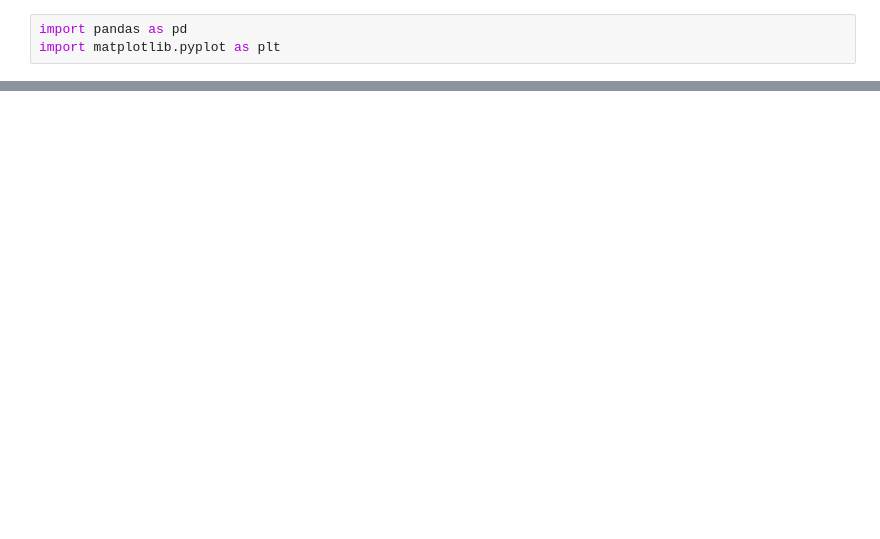
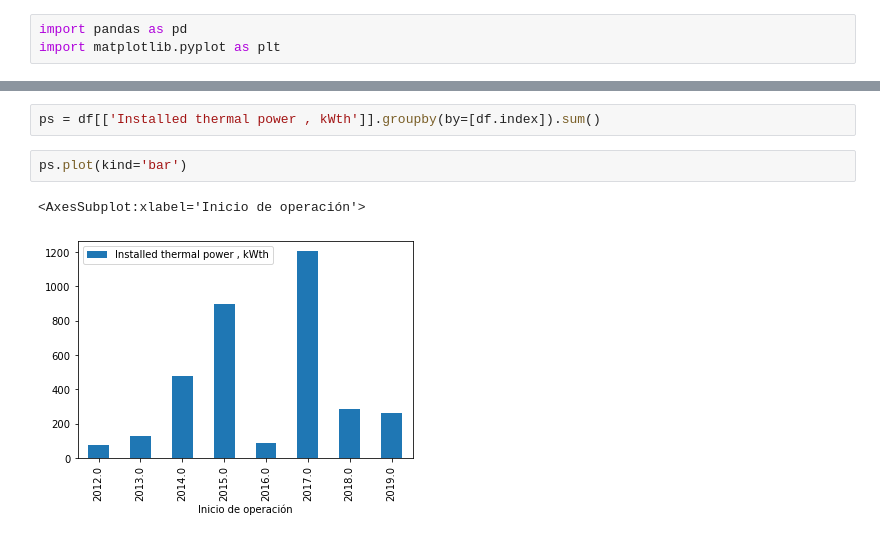
Before and after one commit to AltamarMx/ContandoHistoriasDatos_taller, a Jupyter notebook: notebooks/memo/001_PlantasSolares.ipynb, the cells around one changed output, grey strips where cells are left out. Drawn from its saved outputs; the diff is of its cells as text; blank space fills up the shorter version.

```diff
--- a/notebooks/memo/001_PlantasSolares.ipynb
+++ b/notebooks/memo/001_PlantasSolares.ipynb
@@ -25,0 +78,7 @@ df
+# %%
+ps = df[['Installed thermal power , kWth']].groupby(by=[df.index]).sum()
+# %%
+ps.plot(kind='bar')
+# %% [output]
+<AxesSubplot:xlabel='Inicio de operación'>
+[figure, added]
```
Also changed, not shown: parts of 6 cells of this notebook.
